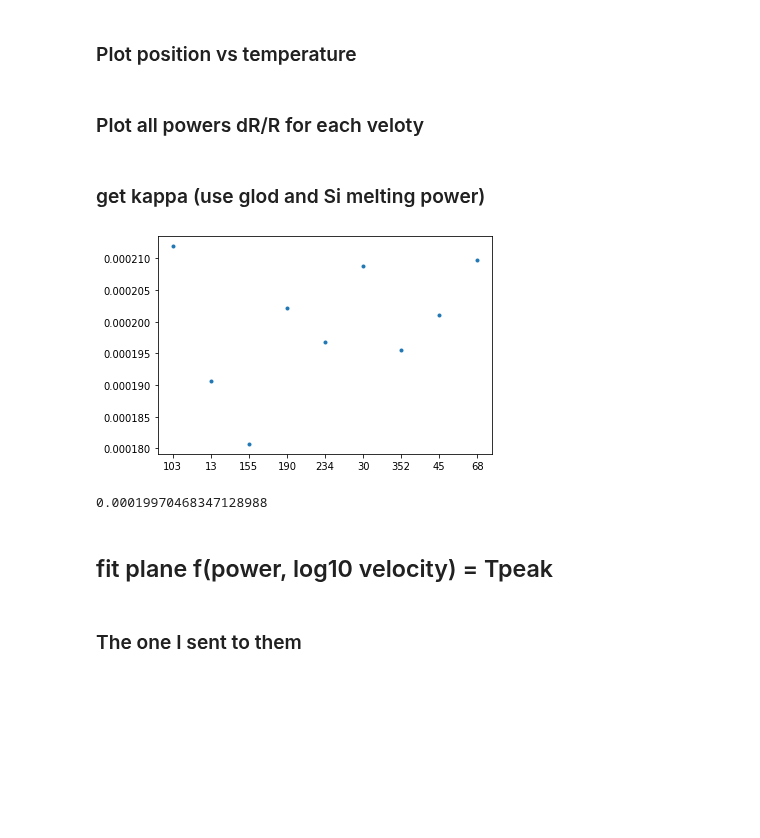
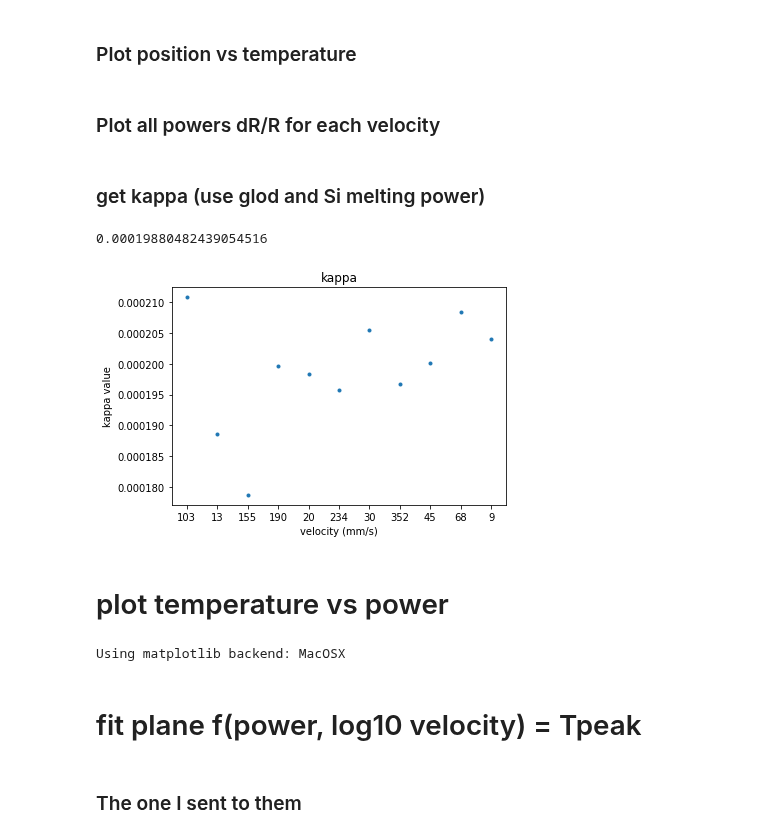
Before and after one commit to JoanneCETsai/Temperature_Calibration, a Jupyter notebook: code/0130.ipynb, the cells around one changed output. Drawn from its saved outputs; the diff is of its cells as text; code cells hidden in the pictures; blank space fills up the shorter version.

```diff
--- a/code/0130.ipynb
+++ b/code/0130.ipynb
@@ -33,18 +18,3 @@ Si_melting_W = {
-# %%
-gold_melting_W = {
-    '103': 37,
-    '13': 30.2,
-    '155': 38.9,
-    '190': 40.3,
-    '20': 30.8,
-    '234': 41.9,
-    '30': 31.9,
-    '352': 46.2,
-    '45': 33.5,
-    '68': 35.2,
-    '9': 29.9
-
-}
 # %%
 # v_list = ['103','13', '155', '190','234','30','352','45', '68']
 v_list = ['103','13', '155', '190','20', '234','30','352','45', '68', '9']
@@ -124,17 +94,19 @@ for i, (key, value) in enumerate(all_files.items()):
 
         plt.xlabel("position (mm)")
         plt.ylabel("Temperature (Celsius)")
+        plt.title("{}mm per sec".format(key))
 
     plt.savefig("/Users/chiaentsai/Desktop/lab/Temperature_Calibration/0130_Temp_vs_position/{}mmpersec.png".format(key), format="PNG")
     plt.close()
 # %% [markdown]
-### Plot all powers dR/R for each veloty
+### Plot all powers dR/R for each velocity
 # %%
 for i, v in enumerate(list(Si_melting_W.keys())):
     plt.plot(power_used[v], dRoverR_1[i], '.')
     plt.xlabel("power")
     plt.ylabel("dR/R")
-    plt.savefig("/Users/chiaentsai/Desktop/lab/Temperature_Calibration/0130_dRoverR_figure/{}mm.png".format(v), format="PNG")
+    plt.title("{}mm per sec".format(v))
+    plt.savefig("/Users/chiaentsai/Desktop/lab/Temperature_Calibration/0130_dRoverR_vs_power/{}mm.png".format(v), format="PNG")
     plt.close()
 # %% [markdown]
 ### get kappa (use glod and Si melting power)
@@ -143,50 +115,55 @@ for i, v in enumerate(list(Si_melting_W.keys())):
 import scipy.optimize
 kappa_avg = []
 for i, v in enumerate(list(Si_melting_W.keys())):
-    popt, pcov = curve_fit(expo, power_used[v], dRoverR_1[i], p0 = [1, 0.00000000838, 1], maxfev = 10000)
+    popt, pcov = curve_fit(expo, power_used[v], dRoverR_1[i], p0 = [1, 0.0000000081, 1], maxfev = 10000)
     #a, b, c = popt
     plt.plot(power_used[v], dRoverR_1[i], '.')
     y_pred = [expo(j, *popt) for j in power_used[v]]
     plt.plot(power_used[v], y_pred)
     plt.xlabel("power")
     plt.ylabel("dR/R")
-    plt.savefig("/Users/chiaentsai/Desktop/lab/Temperature_Calibration/0130_Si&gold_dRoverR_fit_figure/{}mm.png".format(v), format="PNG")
+    plt.title("{}mm per sec".format(v))
+    plt.savefig("/Users/chiaentsai/Desktop/lab/Temperature_Calibration/0130_dRoverR_fit_figure/{}mm.png".format(v), format="PNG")
     plt.close()
 
 
     fun = lambda k: (expo(Si_melting_W[v], *popt) - (1410-21)*k)**2 + (expo(gold_melting_W[v], *popt) - (1064-21)*k)**2
     res = scipy.optimize.minimize(fun, 0.00016)
     temp_pred = [expo(j, *popt)/res.x for j in power_used[v]]
     plt.plot(power_used[v], temp_pred)
 
     plt.plot(Si_melting_W[v], 1410, marker="o",color = 'r', label='Si')
     plt.plot(gold_melting_W[v], 1064, marker="o", color = 'g', label='gold')
     plt.legend(loc="upper left")
     plt.xlabel("power")
     plt.ylabel("temperature")
+    plt.title("{}mm per sec".format(v))
     plt.savefig("/Users/chiaentsai/Desktop/lab/Temperature_Calibration/0130_gold_Si_fit/{}mm.png".format(v), format="PNG")
     plt.close()
 
 #     f = expo(Si_melting_W[v], *popt)
 #     gold_m = 1410
 #     dT = gold_m - 21
 #     kappa = f / dT
     kappa_avg.append(float(res.x))
 
+
 Dict_kappa_avg = dict(zip(list(Si_melting_W.keys()),kappa_avg))
 
 plt.plot(list(Si_melting_W.keys()), kappa_avg, '.')
+plt.xlabel("velocity (mm/s)")
+plt.ylabel("kappa value")
+plt.title("kappa")
 plt.savefig("/Users/chiaentsai/Desktop/lab/Temperature_Calibration/0130_kappa_gold&Si.png", format="PNG")
+
+con = 0
+for i, v in enumerate(Dict_kappa_avg.keys()):
+    con = con + Dict_kappa_avg[v]
+kappa_avg = con / len(Dict_kappa_avg)
+kappa_avg
 # %% [output]
+0.00019880482439054516
-[figure, old version]
+[figure, new version]
-# %%
-con = 0
-for i, v in enumerate(Dict_kappa_avg.keys()):
-    con = con + Dict_kappa_avg[v]
-kappa_avg = con / len(Dict_kappa_avg)
-kappa_avg
-# %% [output]
-0.00019970468347128988
 # %%
 peak_temp = []
 for i, v in enumerate(list(Si_melting_W.keys())):
@@ -202,5 +179,18 @@ for i, v in enumerate(list(Si_melting_W.keys())):
     peak_temp.append(tem)
 
 Dict_peak_temp = dict(zip(list(Si_melting_W.keys()),peak_temp))
+# %% [markdown]
+# plot temperature vs power
+# %%
+%matplotlib
+for i,v in enumerate(Dict_peak_temp):
+    plt.plot(power_used[v], Dict_peak_temp[v], label = "{}mm per sec".format(v))
+    plt.title("Peak Temperature vs Power")
+    plt.xlabel("power (W)")
+    plt.ylabel("Temperature (Celsius)")
+    plt.legend()
+    plt.savefig("/Users/chiaentsai/Desktop/lab/Temperature_Calibration/0130_temp_vs_power.png", format="PNG")
+# %% [output]
+Using matplotlib backend: MacOSX
 # %% [markdown]
-## fit plane f(power, log10 velocity) = Tpeak
+# fit plane f(power, log10 velocity) = Tpeak
```
Also changed, not shown: parts of 16 cells of this notebook, 3 other files.
